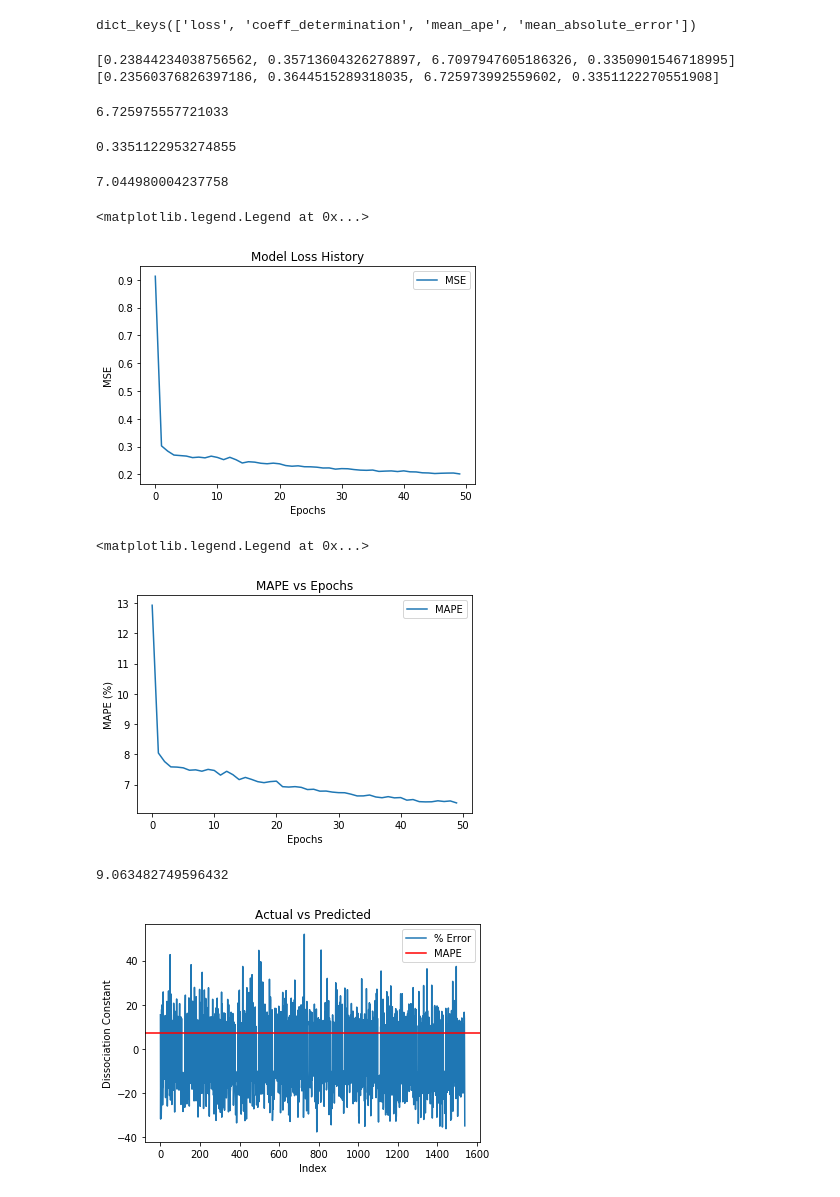
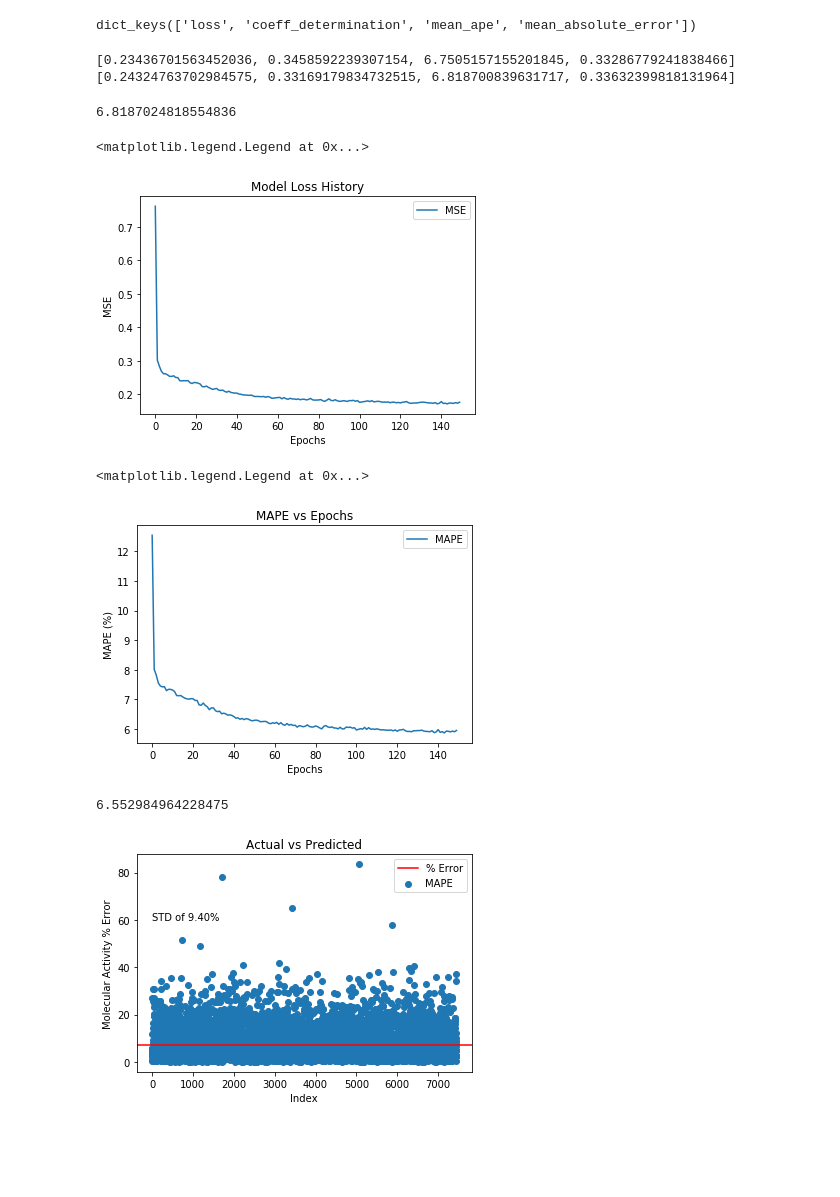
Before and after one commit to xinxinmo/DataXMerckChallenge, a Jupyter notebook: scripts/DATA_X_Baseline_ANN_ANOVA_features.ipynb, the cells around one changed output. Drawn from its saved outputs; the diff is of its cells as text; code cells hidden in the pictures; blank space fills up the shorter version.

Commit message:
Add files via upload
Removed gridsearch, added more visualizations and data export.

```diff
--- a/scripts/DATA_X_Baseline_ANN_ANOVA_features.ipynb
+++ b/scripts/DATA_X_Baseline_ANN_ANOVA_features.ipynb
@@ -68,11 +68,16 @@ from tensorflow.keras.layers import Dense
 from keras.optimizers import Adam
 from tensorflow.keras.wrappers.scikit_learn import KerasRegressor
 # %%
-def build_model(learn_rate):
-    model = keras.models.Sequential();
-    model.add(keras.layers.core.Dense(units = 40, activation='relu', input_dim = 50));
-    model.add(keras.layers.core.Dense(units=20, activation = 'relu'))
-    model.add(keras.layers.core.Dense(1, activation = 'relu'));
-    adam = Adam(lr=learn_rate, beta_1=0.9, beta_2=0.999, epsilon=None, decay=0.0, amsgrad=False);
-    model.compile(optimizer=adam,loss='mean_squared_error')
-    return model
+#Keras model
+for epochs in [150]:
+    for batch in [60]:
+        K.clear_session()
+        model = keras.models.Sequential();
+        model.add(keras.layers.core.Dense(units = 40, activation='relu', input_dim = 50));
+        model.add(keras.layers.core.Dense(units=20, activation = 'relu'))
+        model.add(keras.layers.core.Dense(1, activation = 'relu'));
+        adam = Adam(lr=0.01, beta_1=0.9, beta_2=0.999, epsilon=None, decay=0.0, amsgrad=False);
+        model.compile(loss="mean_squared_error", optimizer=adam, metrics = [coeff_determination, mean_ape,'mae']);
+        print(model.summary(), 'Epochs = ', epochs, 'Batch =', batch);
+        history = model.fit(X_train, Y_train, epochs = epochs, batch_size= batch, verbose = 1);
+        #print(model.evaluate(X_val, Y_val,verbose=False)[1], )
@@ -133,14 +101,0 @@ results
-# %%
-#Keras model
-for epochs in [50]:
-    for batch in [50]:
-        K.clear_session()
-        model = keras.models.Sequential();
-        model.add(keras.layers.core.Dense(units = 40, activation='relu', input_dim = 50));
-        model.add(keras.layers.core.Dense(units=20, activation = 'relu'))
-        model.add(keras.layers.core.Dense(1, activation = 'relu'));
-        adam = Adam(lr=0.01, beta_1=0.9, beta_2=0.999, epsilon=None, decay=0.0, amsgrad=False);
-        model.compile(loss="mean_squared_error", optimizer=adam, metrics = [coeff_determination, mean_ape,'mae']);
-        print(model.summary(), 'Epochs = ', epochs, 'Batch =', batch);
-        history = model.fit(X_train, Y_train, epochs = epochs, batch_size= batch, verbose = 1);
-        #print(model.evaluate(X_val, Y_val,verbose=False)[1], )
@@ -167,24 +104,14 @@ print(history.history.keys())
 # %% [output]
 dict_keys(['loss', 'coeff_determination', 'mean_ape', 'mean_absolute_error'])
 # %%
-print(model.evaluate(X_val, Y_val,verbose=False))
 print(model.evaluate(X_test, Y_test,verbose=False))
 # %% [output]
-[0.23844234038756562, 0.35713604326278897, 6.7097947605186326, 0.3350901546718995]
-[0.23560376826397186, 0.3644515289318035, 6.725973992559602, 0.3351122270551908]
+[0.23436701563452036, 0.3458592239307154, 6.7505157155201845, 0.33286779241838466]
+[0.24324763702984575, 0.33169179834732515, 6.818700839631717, 0.33632399818131964]
 # %%
 Y_predict = model.predict(X_test)
-np.mean(np.abs((Y_predict-Y_test)/Y_test))*100
 # %% [output]
-6.725975557721033
+6.8187024818554836
-# %%
-np.mean(np.abs((Y_predict-Y_test)))
-# %% [output]
-0.3351122953274855
-# %%
-mean_apes(Y_predict,Y_test)
-# %% [output]
-7.044980004237758
 # %%
 plt.plot(history.history['loss'])
 #plt.plot(history.history['mean_ape'])
@@ -194,7 +121,7 @@ plt.xlabel('Epochs')
 plt.legend(['MSE'])
 # %% [output]
 <matplotlib.legend.Legend at 0x...>
-[figure, old version]
+[figure, new version]
 # %%
 plt.plot(history.history['mean_ape'])
 #plt.plot(history.history['mean_ape'])
@@ -204,18 +131,19 @@ plt.xlabel('Epochs')
 plt.legend(['MAPE'])
 # %% [output]
 <matplotlib.legend.Legend at 0x...>
-[figure, old version]
+[figure, new version]
 # %%
-comparison = np.ravel((Y_predict-Y_test)/Y_test*100)
+comparison = np.ravel(np.abs((Y_predict-Y_test)/Y_test*100))
 abs_comparison = np.abs(comparison)
-mask = np.where(abs_comparison>10)
-plt.plot(range(np.shape(mask)[1]), comparison[mask])
+mask = np.where(abs_comparison>0)
+plt.scatter(range(np.shape(mask)[1]), comparison[mask])
 plt.axhline(y=mean_apes(Y_predict,Y_test), color='r', linestyle='-')
 plt.title('Actual vs Predicted')
-plt.ylabel('Dissociation Constant')
+plt.ylabel('Molecular Activity % Error')
 plt.xlabel('Index')
 plt.legend(['% Error', 'MAPE'])
+plt.text(0.05, 60, 'STD of 9.40%')
 print(comparison.std())
 # %% [output]
-9.063482749596432
+6.552984964228475
-[figure, old version]
+[figure, new version]
```
Also changed, not shown: parts of 13 cells of this notebook.
